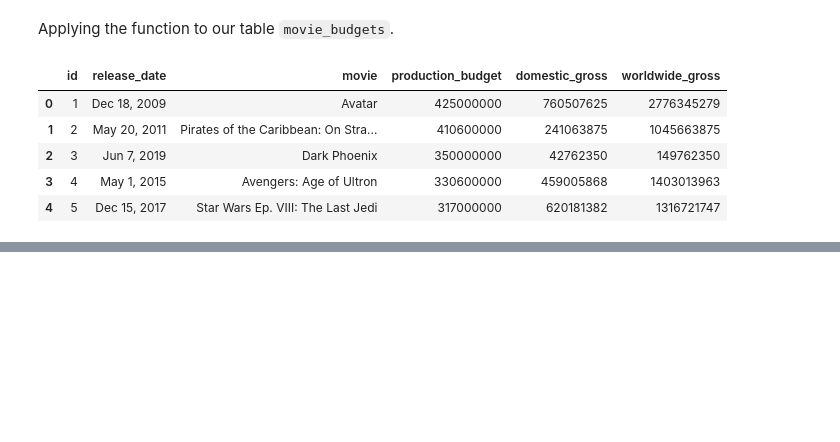
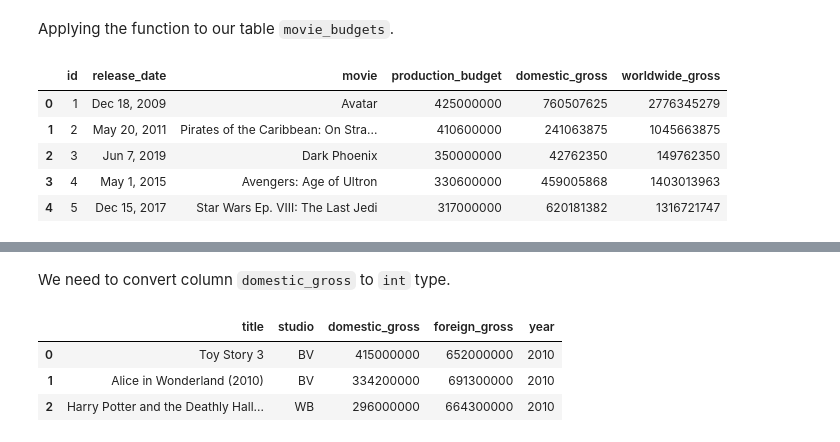
Before and after one commit to brandonbush2/Microsoft-Movie-Studio-Project, a Jupyter notebook: Microsoft Movie Studio .ipynb, the cells around one changed output, grey strips where cells are left out. Cells and saved outputs as stored; diff of their text form; code cells hidden in the pictures; blank space fills up the shorter version.

```diff
--- a/Microsoft Movie Studio .ipynb
+++ b/Microsoft Movie Studio .ipynb
@@ -554,0 +582,13 @@ cleaned_movie_budgets.head()
+# %% [markdown]
+We need to convert column `domestic_gross` to `int` type.
+# %%
+#converting to type int
+bom_movies['domestic_gross'] = bom_movies['domestic_gross'].astype(int)
+
+#previewing the first 3 rows
+bom_movies.head(3)
+# %% [output]
+|  | title | studio | domestic_gross | foreign_gross | year |
+| 0 | Toy Story 3 | BV | 415000000 | 652000000 | 2010 |
+| 1 | Alice in Wonderland (2010) | BV | 334200000 | 691300000 | 2010 |
+| 2 | Harry Potter and the Deathly Hall... | WB | 296000000 | 664300000 | 2010 |
```
Also changed, not shown: parts of 22 cells of this notebook.
